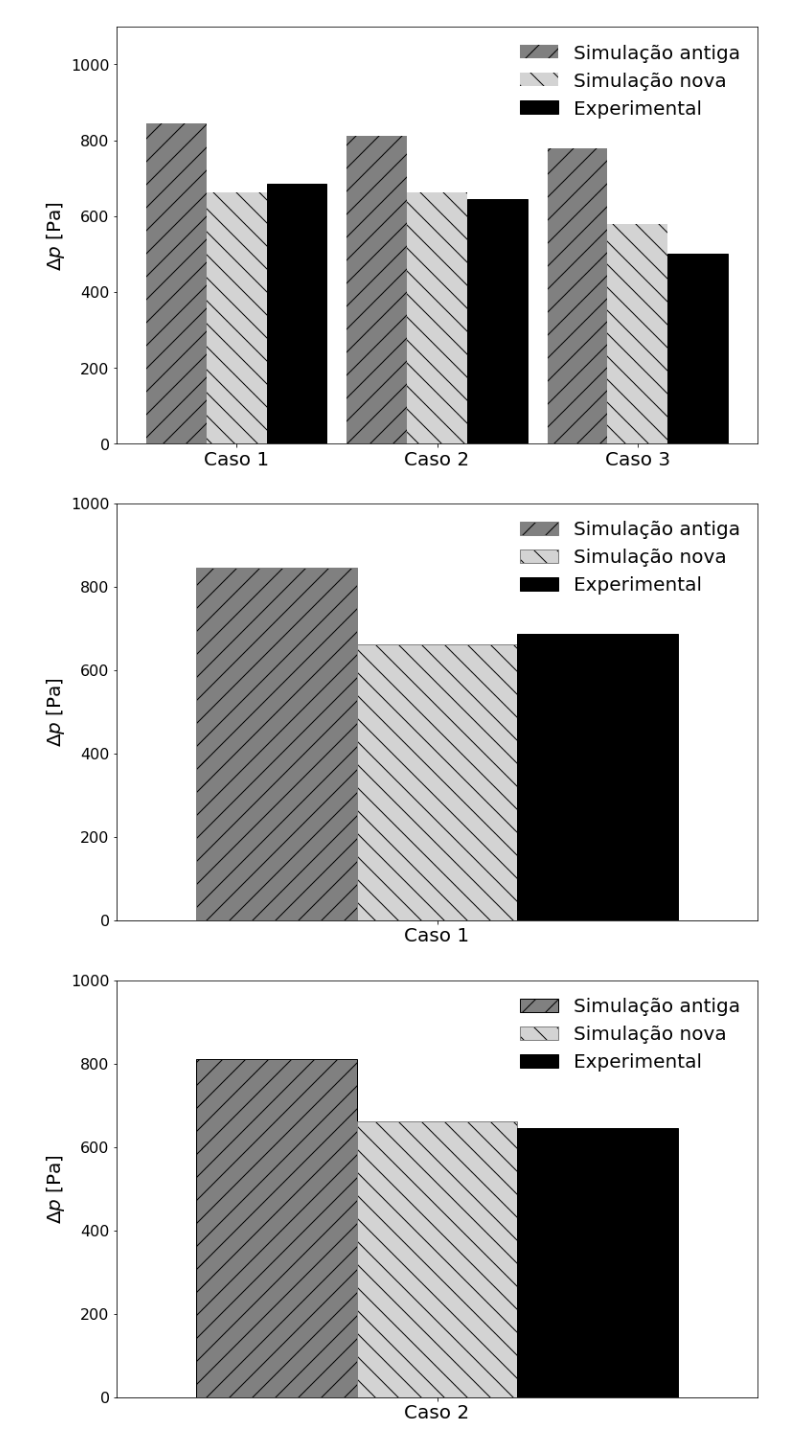
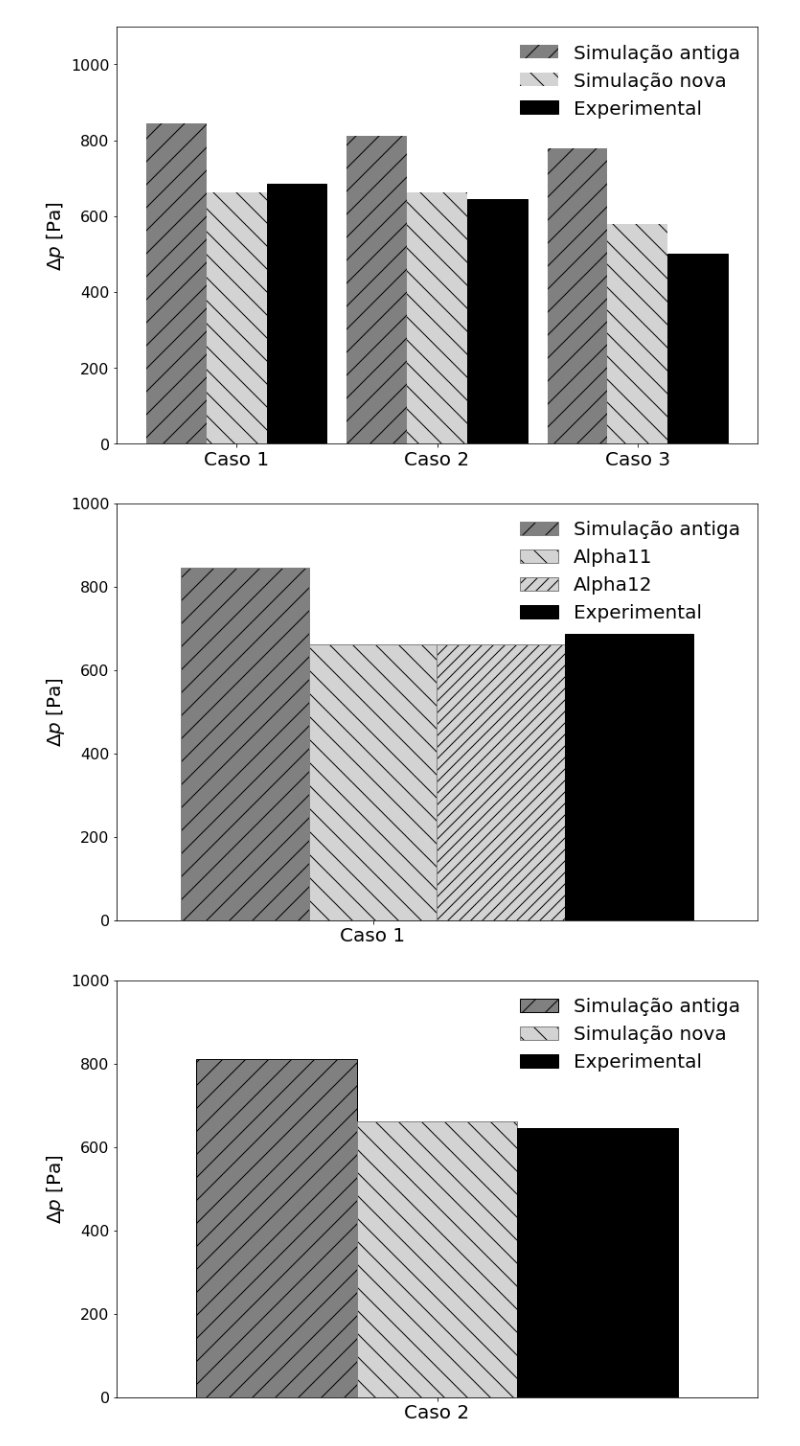
Before and after one commit to lucillalmeida/doutorado-validacoes, a Jupyter notebook: fluidized-bed/Pressure_drop_comparion.ipynb, the cells around one changed output. Saved outputs shown, nothing was run; the diff lists cells and outputs as text; code cells hidden in the pictures.

```diff
--- a/fluidized-bed/Pressure_drop_comparion.ipynb
+++ b/fluidized-bed/Pressure_drop_comparion.ipynb
@@ -39,6 +39,10 @@ simulation_data = open("pressure_point1_alpha11.out", 'r')
 i1, case1_time_point1_alpha11, case1_pressure_point1_alpha11 = np.loadtxt(simulation_data, delimiter = ' ', skiprows = 3, unpack = True)
 simulation_data.close()
 
+simulation_data = open("case1-alpha12-standard-ratio4-pressure_point1.out", 'r')
+i5, case1_time_point1_alpha12, case1_pressure_point1_alpha12 = np.loadtxt(simulation_data, delimiter = ' ', skiprows = 3, unpack = True)
+simulation_data.close()
+
 simulation_data = open("NETL-no-distributor-mass-inlet-case1-pressure_point2.out", 'r')
 case1_time_point2, case1_pressure_point2 = np.loadtxt(simulation_data, delimiter = ' ', skiprows = 2, unpack = True)
 simulation_data.close()
@@ -47,12 +51,20 @@ simulation_data = open("pressure_point2_alpha11.out", 'r')
 i2, case1_time_point2_alpha11, case1_pressure_point2_alpha11 = np.loadtxt(simulation_data, delimiter = ' ', skiprows = 3, unpack = True)
 simulation_data.close()
 
+simulation_data = open("case1-alpha12-standard-ratio4-pressure_point2.out", 'r')
+i4, case1_time_point2_alpha12, case1_pressure_point2_alpha12 = np.loadtxt(simulation_data, delimiter = ' ', skiprows = 3, unpack = True)
+simulation_data.close()
+
 simulation_data = open("NETL-no-distributor-mass-inlet-case1-velocity-inlet.out", 'r')
 case1_time_point1, case1_velocity = np.loadtxt(simulation_data, delimiter = ' ', skiprows = 2, unpack = True)
 simulation_data.close()
 
 simulation_data = open("velocity-inlet_alpha11.out", 'r')
 i3, case1_time_point1_alpha11, case1_velocity_alpha11 = np.loadtxt(simulation_data, delimiter = ' ', skiprows = 3, unpack = True)
+simulation_data.close()
+
+simulation_data = open("velocity-inlet_alpha12.out", 'r')
+i3, case1_time_point1_alpha12_vel, case1_velocity_alpha12 = np.loadtxt(simulation_data, delimiter = ' ', skiprows = 3, unpack = True)
 simulation_data.close()
 
 
@@ -215,8 +234,10 @@ plt.show()
 
 limited_time_case1 = case1_time_point1[np.argmax(case1_velocity>case1_final_velocity):]
 limited_time_case1_alpha11 = case1_time_point1_alpha11[np.argmax(case1_velocity_alpha11>case1_final_velocity):]
+limited_time_case1_alpha12 = case1_time_point1_alpha12[np.argmax(case1_velocity_alpha12>case1_final_velocity):]
 limited_pressure_case1 = case1_pressure_drop[np.argmax(case1_velocity>case1_final_velocity):]
 limited_pressure_case1_alpha11 = case1_alpha_pressure_drop[np.argmax(case1_velocity_alpha11>case1_final_velocity):]
+limited_pressure_case1_alpha12 = case1_alpha_pressure_drop[np.argmax(case1_velocity_alpha12>case1_final_velocity):]
 print(limited_time_case1,limited_pressure_case1 )
 
 limited_time_case2 = case1_time_point2[np.argmax(case2_velocity>case2_final_velocity):]
@@ -231,15 +252,17 @@ limited_pressure_case3_alpha11 = case3_alpha_pressure_drop[np.argmax(case3_veloc
 
 case1_mean_pressure_drop=np.mean(limited_pressure_case1)
 case1_mean_pressure_drop_alpha11=np.mean(limited_pressure_case1_alpha11)
+case1_mean_pressure_drop_alpha12=np.mean(limited_pressure_case1_alpha12)
 case2_mean_pressure_drop=np.mean(limited_pressure_case2)
 case2_mean_pressure_drop_alpha11=np.mean(limited_pressure_case2_alpha11)
 case3_mean_pressure_drop=np.mean(limited_pressure_case3)
 case3_mean_pressure_drop_alpha11=np.mean(limited_pressure_case3_alpha11)
 
-print(case1_mean_pressure_drop, case1_mean_pressure_drop_alpha11)
+print(case1_mean_pressure_drop, case1_mean_pressure_drop_alpha11, case1_mean_pressure_drop_alpha12)
 
 error_case1 = (case1_exp-case1_mean_pressure_drop)/case1_mean_pressure_drop
 error_case1_alpha11 = (case1_exp-case1_mean_pressure_drop_alpha11)/case1_mean_pressure_drop_alpha11
+error_case1_alpha12 = (case1_exp-case1_mean_pressure_drop_alpha12)/case1_mean_pressure_drop_alpha11
 error_case2 = (case2_exp-case2_mean_pressure_drop)/case2_mean_pressure_drop
 error_case2_alpha11 = (case2_exp-case2_mean_pressure_drop_alpha11)/case2_mean_pressure_drop_alpha11
 error_case3 = (case3_exp-case3_mean_pressure_drop)/case3_mean_pressure_drop
@@ -276,28 +299,31 @@ plt.show()
 # %%
 #histrogram plotting
 
 #mean_pressure_drop = [case1_mean_pressure_drop, case2_mean_pressure_drop, case3_mean_pressure_drop]
 mean_pressure_drop = [case1_mean_pressure_drop]
 mean_pressure_drop_alpha11 = [case1_mean_pressure_drop_alpha11]
+mean_pressure_drop_alpha12 = [case1_mean_pressure_drop_alpha12]
 exp_pressure_drop = [case1_exp]
 width = 0.3
 index1 = [1+width]
-index2 = [1+3*width]
+index2 = [1+4*width]
 index3 = [1+2*width]
+index4 = [1+3*width]
 plt.bar( index1, mean_pressure_drop, width = width, edgecolor='grey', color = "grey", hatch="/", label="Simulação antiga")
-plt.bar( index3, mean_pressure_drop_alpha11, width = width, edgecolor='grey', color = "lightgrey", hatch="\\", label="Simulação nova")
+plt.bar( index3, mean_pressure_drop_alpha11, width = width, edgecolor='grey', color = "lightgrey", hatch="\\", label="Alpha11")
+plt.bar( index4, mean_pressure_drop_alpha12, width = width, edgecolor='grey', color = "lightgrey", hatch="//", label="Alpha12")
 plt.bar( index2, exp_pressure_drop, width = width,  edgecolor='black', color = "black",  label="Experimental")
 plt.ylabel('$\\Delta p$ [Pa]', fontsize = 20)
 plt.xticks(index3, ('Caso 1', 'Caso 2', 'Caso 3'), fontsize = 20)
 plt.yticks(fontsize = 16)
 plt.xlim(index1[0]-width, index2[-1]+width)
 plt.ylim(0, 1000)
 plt.legend(fontsize = 20, frameon = False, loc = 0)
 plt.savefig('mean_pressure_drop_comparison_alpha11.png')
 plt.show()
 #plt.hist(bins, exp_pressure_drop,  normed = 1, facecolor = 'b')
 # %% [output]
-[figure, old version]
+[figure, new version]
 # %%
 #histrogram plotting
 
```
Also changed, not shown: parts of 3 cells of this notebook, 13 other files.
